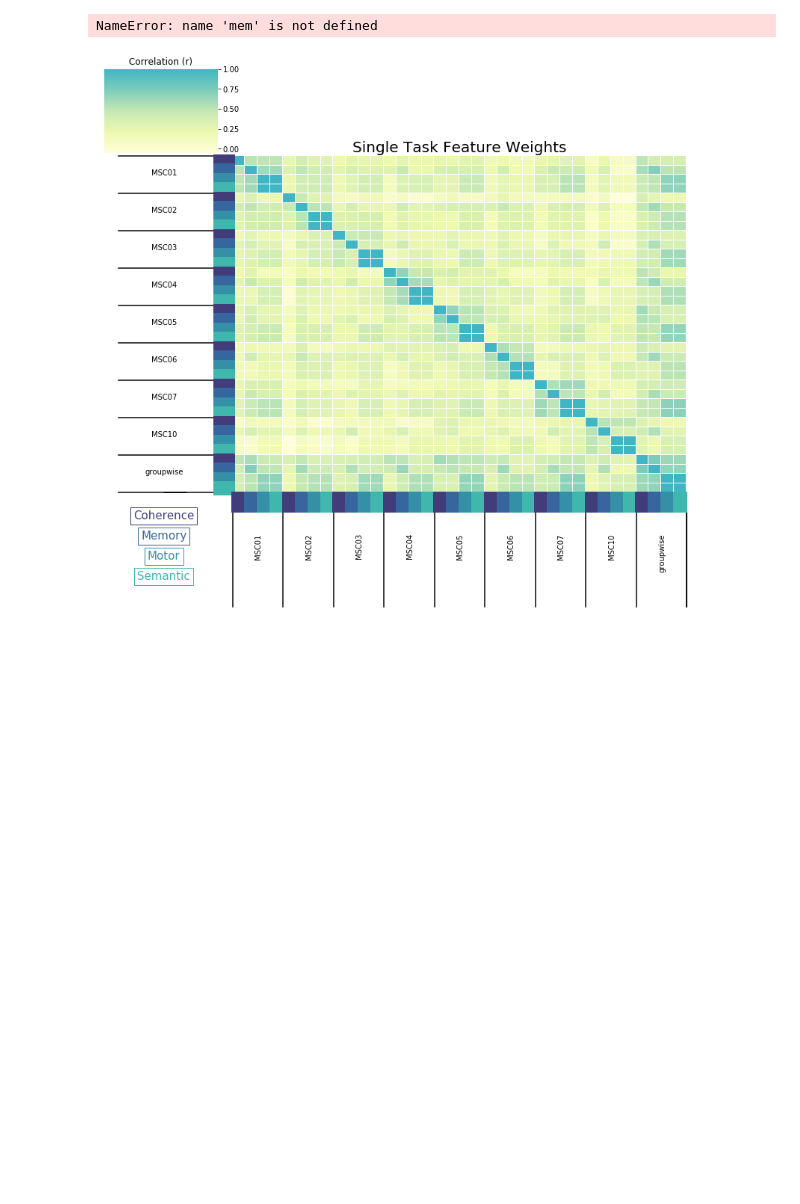
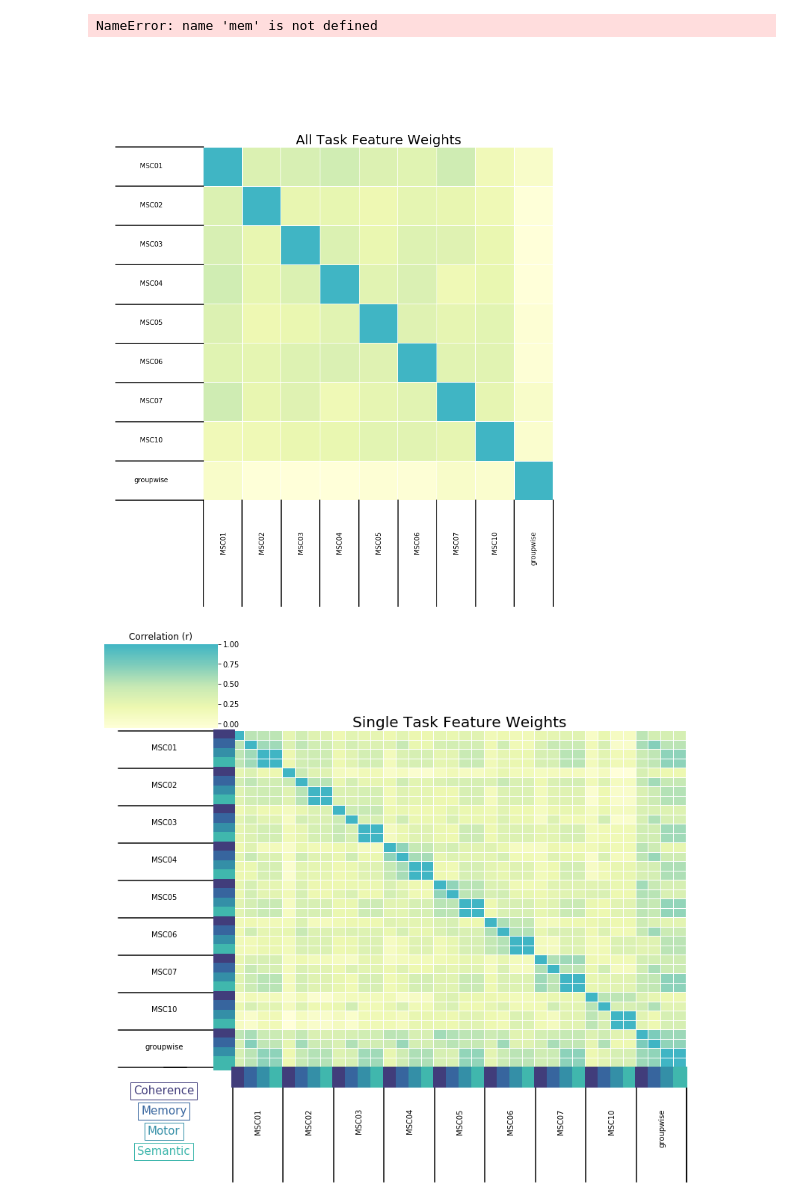
Before and after one commit to GrattonLab/Porteretal_taskprediction, a Jupyter notebook: code/pyScripts/Figures/FinalFigures.ipynb, the cells around one changed output. Drawn from its saved outputs; the diff is of its cells as text; code cells hidden in the pictures; blank space fills up the shorter version.

```diff
--- a/code/pyScripts/Figures/FinalFigures.ipynb
+++ b/code/pyScripts/Figures/FinalFigures.ipynb
@@ -847,12 +893,14 @@ NameError: name 'mem' is not defined
 # %%
 subList=['MSC01','MSC02','MSC03','MSC04','MSC05','MSC06','MSC07','MSC10','groupwise']
 group = pd.DataFrame()
-"""
-for i in subList:
+conSub=['MSC01','MSC02','MSC03','MSC04','MSC05','MSC06','MSC07','MSC10']
+for i in conSub:
     tmp = pd.read_csv(thisDir+'Ridge/ALL_Binary/fw/'+i+'.csv', header= None).T
     tmp.rename(columns = {0:i},inplace=True)
     group=pd.concat([group, tmp], axis=1)
-"""
+groupwise = pd.read_csv(thisDir+'Ridge/ALL_Binary/fw/groupwise_fw.csv', header= None).T
+groupwise.rename(columns={0:'groupwise'},inplace=True)
+total = pd.concat([group, groupwise], axis = 1)
 sem = pd.DataFrame()
 for i in subList:
     tmp = pd.read_csv(thisDir+'Ridge/single_task/fw/'+i+'_semantic.csv', header= None).T
@@ -874,7 +922,7 @@ for i in subList:
     tmp.rename(columns = {0:i},inplace=True)
     motor=pd.concat([motor, tmp], axis=1)
 
-group['type'] = "groupwise"
+
 sem['type'] = "semantic"
 mem['type'] = "memory"
 glass['type'] = "coherence"
@@ -883,12 +931,78 @@ full_fw = pd.concat([sem, mem, glass, motor])
 
 fw = full_fw.pivot(columns = "type")
 fw_corr = fw.corr()
+total_group=total.corr()
 #full_fw['test']=full_fw['type']
 
 #fw_corr = full_fw.groupby(['type','test']).corr()
 
 #fw_corr.reset_index(inplace = True)
 #multi = fw_corr.set_index(["level_2","type","test"]).sort_index()
+# %%
+from itertools import groupby
+def gw_add_line(ax, xpos, ypos):
+    line = plt.Line2D([ypos, ypos+ .25], [xpos, xpos], color='black', transform=ax.transAxes)
+    line.set_clip_on(False)
+    ax.add_line(line)
+
+def gw_label_len(my_index,level):
+    labels = my_index.get_level_values(level)
+    return [(k, sum(1 for i in g)) for k,g in groupby(labels)]
+def gw_final_add_line(ax, xpos, ypos):
+    line = plt.Line2D([ypos, ypos+ .25], [xpos, xpos], color='black', transform=ax.transAxes)
+    line.set_clip_on(False)
+    ax.add_line(line)
+
+def gw_label_group_bar_table(ax, df):
+    xpos = -.25
+    scale = 1./df.index.size
+    pos = df.index.size
+    for label, rpos in gw_label_len(df.index,0):
+        gw_add_line(ax, pos*scale, xpos)
+        pos -= rpos
+        lypos = (pos + .5 * rpos)*scale
+        ax.text(xpos+.1, lypos-.002, label, ha='center', transform=ax.transAxes)
+    gw_final_add_line(ax, pos*scale , xpos)
+    xpos += .1
+
+def gw_Xadd_line(ax, xpos, ypos):
+    line = plt.Line2D([xpos+.14, xpos+.14], [ypos, ypos + .3], color='black', transform=ax.transAxes)
+    line.set_clip_on(False)
+    ax.add_line(line)
+
+def gw_final_Xadd_line(ax, xpos, ypos):
+    line = plt.Line2D([1,1], [0, -.3], color='black', transform=ax.transAxes)
+    line.set_clip_on(False)
+    ax.add_line(line)
+
+def gw_Xlabel_group_bar_table(ax, df):
+    ypos = -.3
+    scale = 1./df.columns.size
+    pos = -1.26
+    for label, rpos in gw_label_len(df.columns,0):
+        gw_Xadd_line(ax, pos*scale, ypos)
+        pos += rpos
+        lypos = (pos + .5 * rpos)*scale
+        ax.text(lypos+.03,ypos+.2, label, ha='center', rotation='vertical',transform=ax.transAxes)
+    gw_final_Xadd_line(ax, pos*scale , ypos)
+    ypos += .1
+
+g = sns.clustermap(total_group, center = 1, row_cluster = False,  col_cluster = False, cmap = "YlGnBu",yticklabels = True, xticklabels = True, linewidths = 0.004, figsize = (10, 10))
+g.cax.set_visible(False)
+g.ax_heatmap.yaxis.set_ticks_position("left")
+plt.setp(g.ax_heatmap.xaxis.get_majorticklabels(), fontsize = 10)
+g.ax_heatmap.set_title("All Task Feature Weights", fontsize=20, pad=5)
+plt.title("Correlation (r)")
+g.ax_heatmap.set_yticks([])
+g.ax_heatmap.set_xticks([])
+g.ax_heatmap.set_xlabel('')
+g.ax_heatmap.set_ylabel('')
+gw_label_group_bar_table(g.ax_heatmap, total_group)
+gw_Xlabel_group_bar_table(g.ax_heatmap, total_group)
+
+plt.savefig(figsDir+'allBinary_fw_across_sub_heatmap.png', bbox_inches='tight')
+# %% [output]
+[figure, added]
 # %%
 from itertools import groupby
 import matplotlib.collections as collections
```
Also changed, not shown: parts of 21 cells of this notebook, 28 other files.
